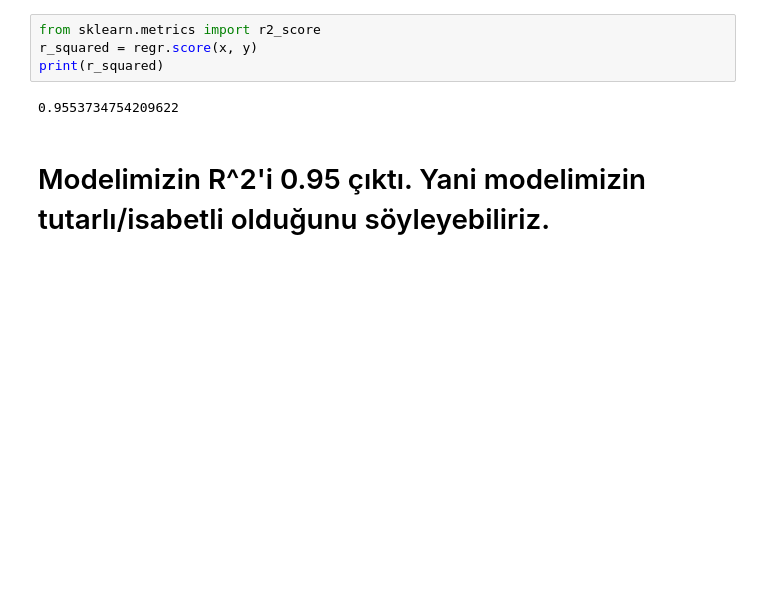
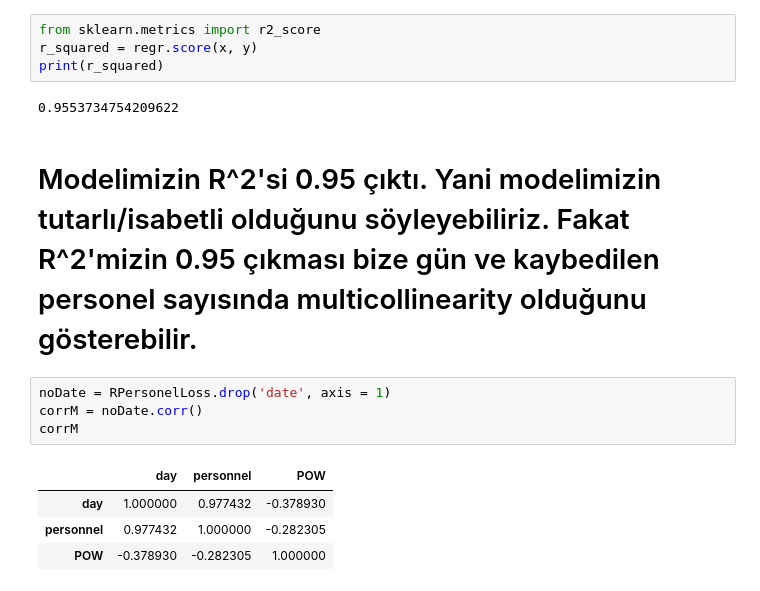
Before and after one commit to CHUPAT1/RussiaUkraineWar-Linear-Regression-, a Jupyter notebook: russiaukrainewar-cagatayyuksel.ipynb, the cells around one changed output. Saved outputs shown, nothing was run; the diff lists cells and outputs as text; blank space fills up the shorter version.

```diff
--- a/russiaukrainewar-cagatayyuksel.ipynb
+++ b/russiaukrainewar-cagatayyuksel.ipynb
@@ -72,4 +72,13 @@ print(r_squared)
 # %% [output]
 0.9553734754209622
 # %% [markdown]
-# Modelimizin R^2'i 0.95 çıktı. Yani modelimizin tutarlı/isabetli olduğunu söyleyebiliriz.
+# Modelimizin R^2'si 0.95 çıktı. Yani modelimizin tutarlı/isabetli olduğunu söyleyebiliriz. Fakat R^2'mizin 0.95 çıkması bize gün ve kaybedilen personel sayısında multicollinearity olduğunu gösterebilir.
+# %%
+noDate = RPersonelLoss.drop('date', axis = 1)
+corrM = noDate.corr()
+corrM
+# %% [output]
+|  | day | personnel | POW |
+| day | 1.000000 | 0.977432 | -0.378930 |
+| personnel | 0.977432 | 1.000000 | -0.282305 |
+| POW | -0.378930 | -0.282305 | 1.000000 |
```
Also changed, not shown: parts of 1 cell of this notebook.
